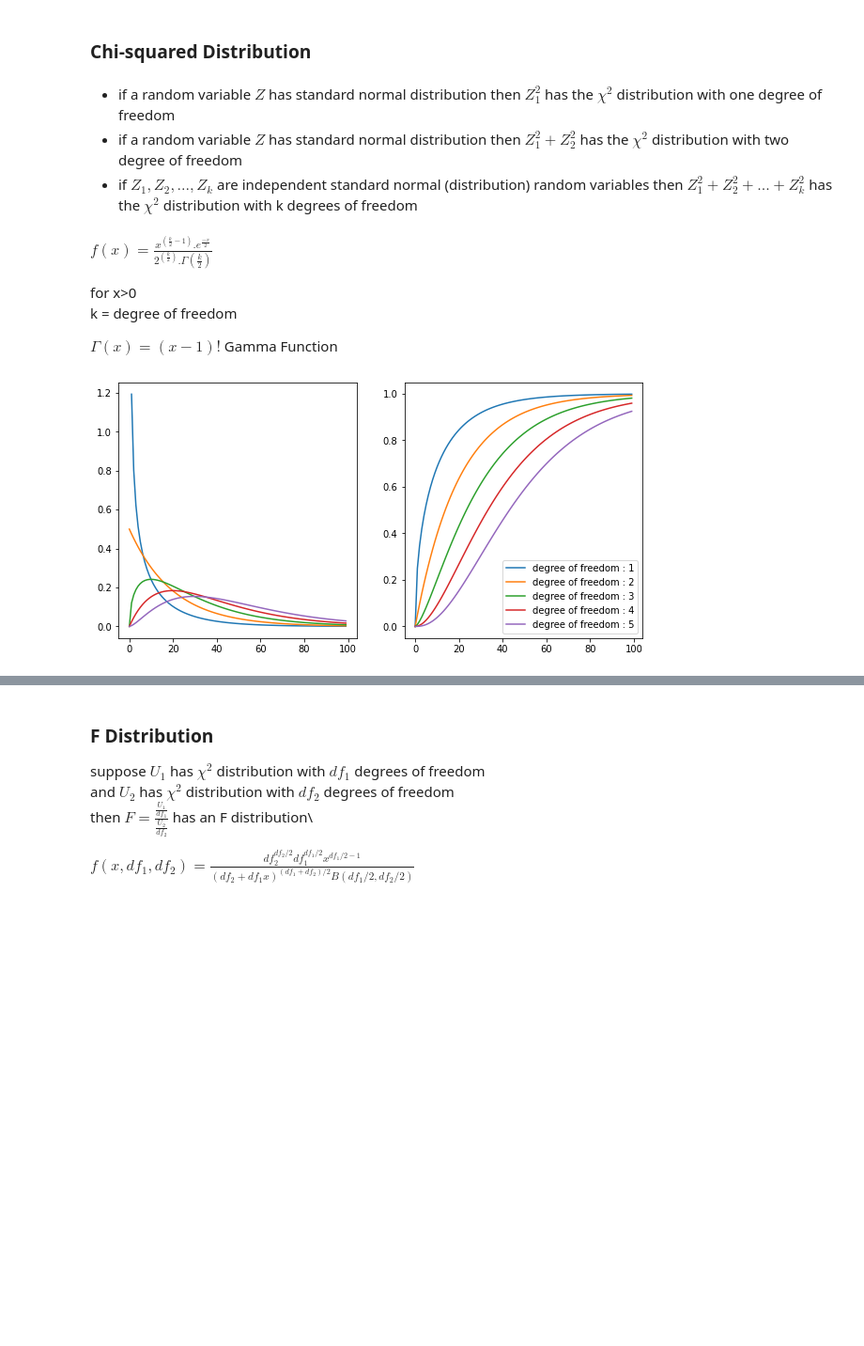
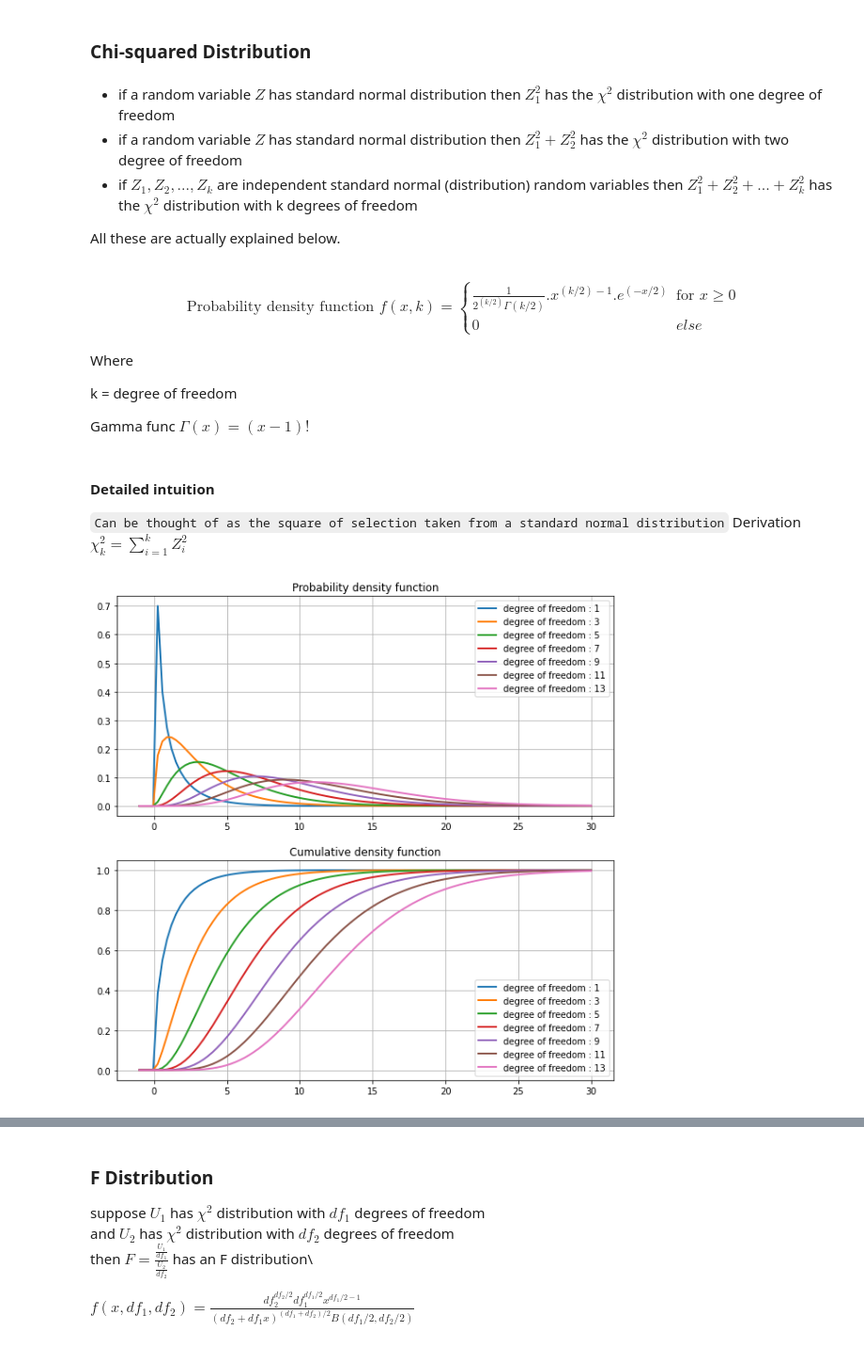
Before and after one commit to NishantBaheti/MachineLearningExploration, a Jupyter notebook: PracticalStatistics/Distributions.ipynb, the cells around one changed output, grey strips where cells are left out. Shown at 94% size. Saved outputs shown, nothing was run; the diff lists cells and outputs as text; code cells hidden in the pictures; blank space fills up the shorter version.

```diff
--- a/PracticalStatistics/Distributions.ipynb
+++ b/PracticalStatistics/Distributions.ipynb
@@ -508,25 +491,47 @@ most data is not normally distribution.
 - if a random variable $Z$ has standard normal distribution then $Z_1^2$ has the $\chi^2$ distribution with one degree of freedom
 - if a random variable $Z$ has standard normal distribution then $Z_1^2 + Z_2^2$ has the $\chi^2$ distribution with two degree of freedom
 - if $Z_1,Z_2,...,Z_k$ are independent standard normal (distribution) random variables then $Z_1^2 + Z_2^2 + ... + Z_k^2$ has the $\chi^2$ distribution with k degrees of freedom
+
+
+All these are actually explained below.
 # %% [markdown]
-$f(x)=\frac{x^{(\frac{k}{2} - 1)}. e^{\frac{-x}{2}}}
-    {2^{(\frac{k}{2})}. \Gamma{(\frac{k}{2})}}$
+\begin{align}
+\text{Probability density function }f(x,k)=
+    \begin{cases}
+        \frac{1}{2^{(k/2)} \Gamma{(k/2)}} . x^{(k/2) -1}. e^{(-x/2)}  & \text{for } x \ge 0\\
+        0 & else
+    \end{cases}
+\end{align}
 
-for x>0\
+Where
+
 k = degree of freedom
 
-$\Gamma(x)=(x-1)!$  Gamma Function
+
+Gamma func $\Gamma(x)=(x-1)!$
+# %% [markdown]
+#### Detailed intuition
+
+`Can be thought of as the square of selection taken from a standard normal distribution`
+Derivation $\chi_k^2 = \sum_{i=1}^k Z_i^2$
 # %%
 from scipy.stats import chi2
 
-fig,ax = plt.subplots(1,2,figsize=(10,5))
-for dof in range(1,6):
-    data = np.linspace(start=0, stop=10, num=100)
+fig,ax = plt.subplots(2,1,figsize=(10,10))
+data = np.linspace(start=-1, stop=30, num=100)
+for dof in range(1, 15, 2):
     chi2_dist = chi2(dof)
+    ax[0].plot(data,chi2_dist.pdf(data),label=f"degree of freedom : {dof}",lw=2)
+    ax[1].plot(data,chi2_dist.cdf(data),label=f"degree of freedom : {dof}",lw=2)
 
-    ax[0].plot(chi2_dist.pdf(data),label=f"degree of freedom : {dof}")
-    ax[1].plot(chi2_dist.cdf(data),label=f"degree of freedom : {dof}")
-plt.legend(loc="best")
+ax[0].legend(loc="best")
+ax[0].grid()
+ax[0].set_title("Probability density function")
+
+ax[1].legend(loc="best")
+ax[1].grid()
+ax[1].set_title("Cumulative density function")
+
 plt.show()
 # %% [output]
-[figure, old version]
+[figure, new version]
```
Also changed, not shown: parts of 33 cells of this notebook, 1 other file.
